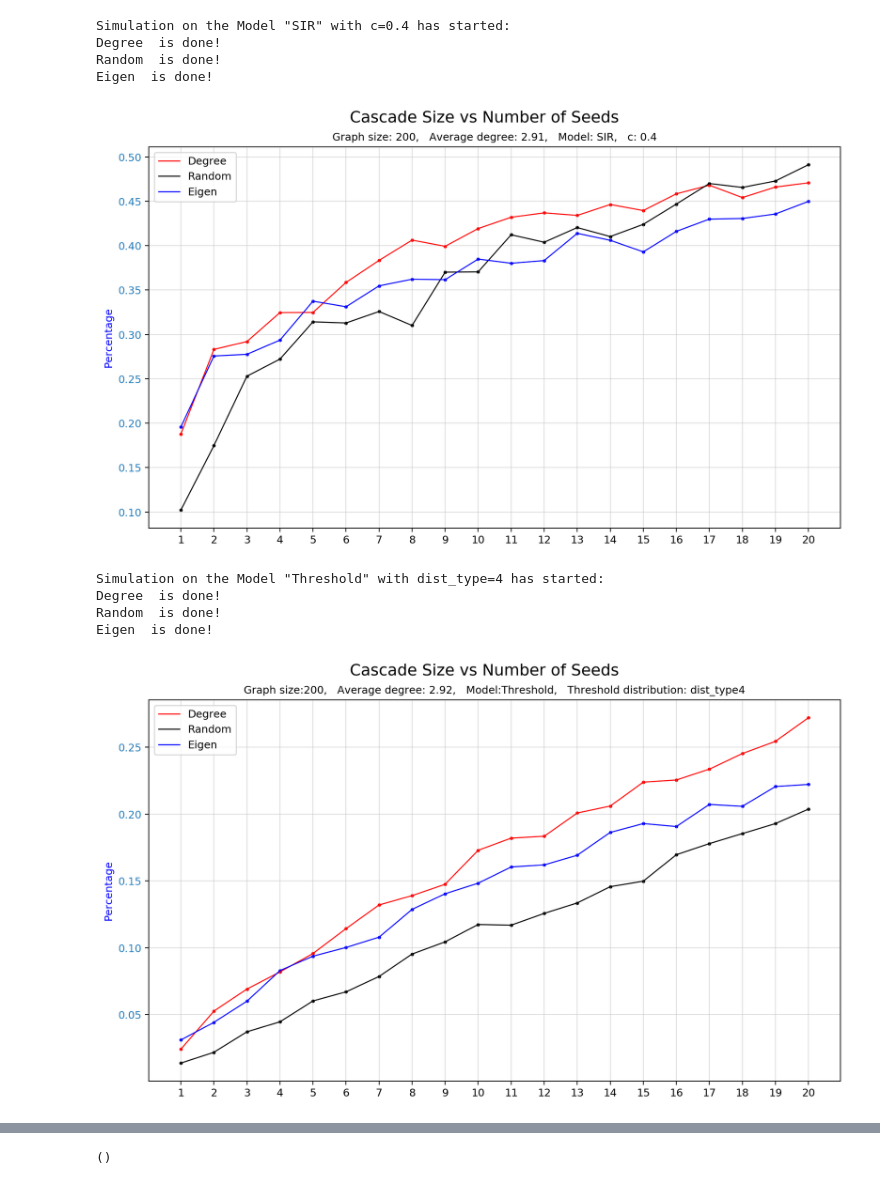
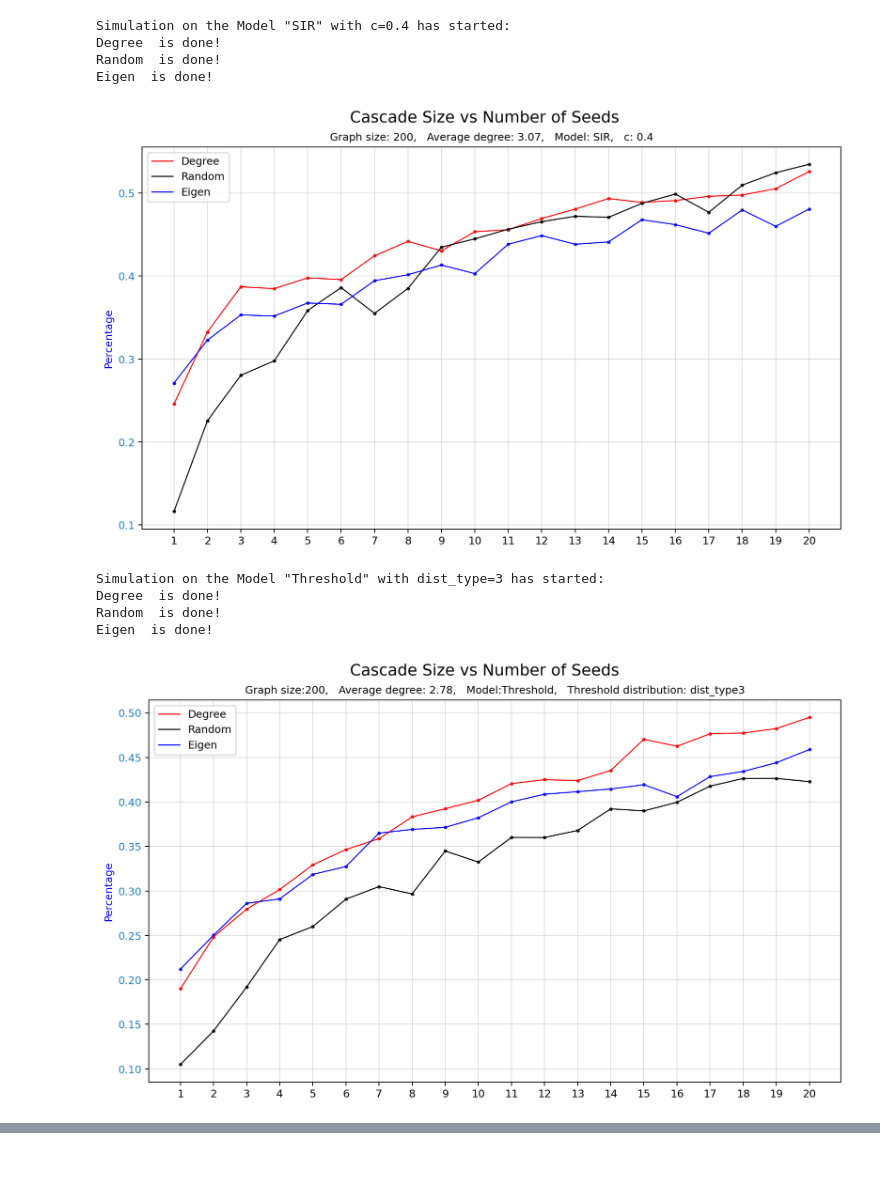
Before and after one commit to MahdiShahrabi/Just-a-few-seeds-more, a Jupyter notebook: SimulationTool.ipynb, the cells around one changed output, grey strips where cells are left out. Saved outputs shown, nothing was run; the diff lists cells and outputs as text; code cells hidden in the pictures.

```diff
--- a/SimulationTool.ipynb
+++ b/SimulationTool.ipynb
@@ -393,15 +396,15 @@ def simulation(Graph=nx.erdos_renyi_graph(200,0.01),method='SIR',c=0.5,dist_type
 # %%
 %%time
 simulation(Graph=nx.erdos_renyi_graph(200,0.015),method='SIR',c=0.4,plot=['Degree','Random','Eigen'],numSeed=20,Repeat=50)
-simulation(Graph=nx.erdos_renyi_graph(200,0.015),method='Threshold',dist_type=4,plot=['Degree','Random','Eigen'],numSeed=20,Repeat=50)
+simulation(Graph=nx.erdos_renyi_graph(200,0.015),method='Threshold',dist_type=3,plot=['Degree','Random','Eigen'],numSeed=20,Repeat=50)
 # %% [output]
 Simulation on the Model "SIR" with c=0.4 has started:
 Degree  is done!
 Random  is done!
 Eigen  is done!
-[figure, old version]
+[figure, new version]
-Simulation on the Model "Threshold" with dist_type=4 has started:
+Simulation on the Model "Threshold" with dist_type=3 has started:
 Degree  is done!
 Random  is done!
 Eigen  is done!
-[figure, old version]
+[figure, new version]
@@ -409 +412,0 @@ Wall time: 38 s
-()
```
Also changed, not shown: parts of 2 cells of this notebook.
